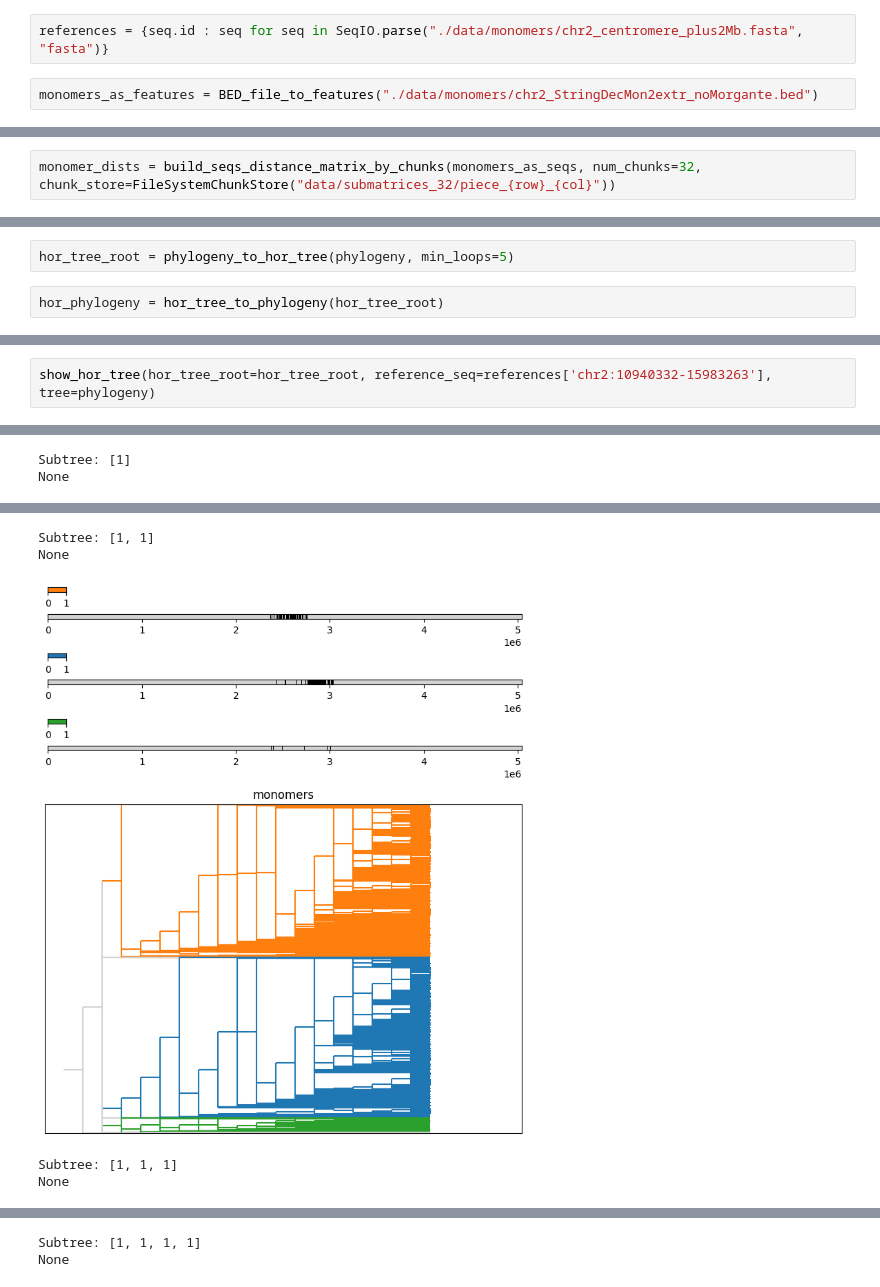
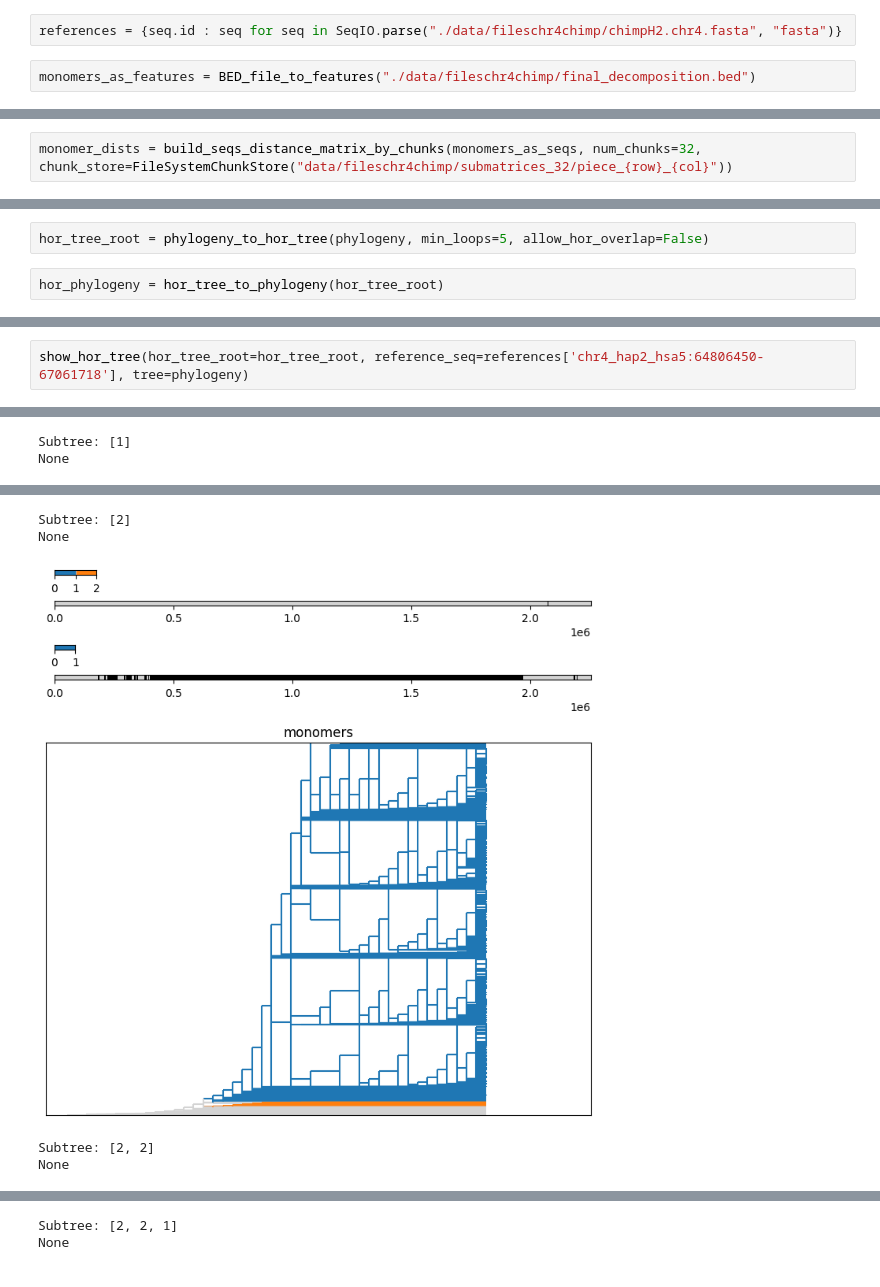
Before and after one commit to CENdetectHOR/CENdetectHOR_lib, a Jupyter notebook: findHORsFromMonomers_new.ipynb, the cells around one changed output, grey strips where cells are left out. Drawn from its saved outputs; the diff is of its cells as text.

```diff
--- a/findHORsFromMonomers_new.ipynb
+++ b/findHORsFromMonomers_new.ipynb
@@ -13,9 +13,9 @@ from Bio.Phylo.PhyloXML import Phyloxml
 from Bio.Phylo import PhyloXMLIO
 from clustering_to_phylogeny import clustering_to_phylogeny
 # %%
-references = {seq.id : seq for seq in SeqIO.parse("./data/monomers/chr2_centromere_plus2Mb.fasta", "fasta")}
+references = {seq.id : seq for seq in SeqIO.parse("./data/fileschr4chimp/chimpH2.chr4.fasta", "fasta")}
 # %%
-monomers_as_features = BED_file_to_features("./data/monomers/chr2_StringDecMon2extr_noMorgante.bed")
+monomers_as_features = BED_file_to_features("./data/fileschr4chimp/final_decomposition.bed")
 # %%
 # sample monomers for testing purposes (comment out for complete analysis)
 
@@ -36,6 +36,6 @@ monomers_as_features = BED_file_to_features("./data/monomers/chr2_StringDecMon2e
 # %%
 monomers_as_seqs = [feature_to_seq(feature, references) for feature in monomers_as_features]
 # %%
-monomer_dists = build_seqs_distance_matrix_by_chunks(monomers_as_seqs, num_chunks=32, chunk_store=FileSystemChunkStore("data/submatrices_32/piece_{row}_{col}"))
+monomer_dists = build_seqs_distance_matrix_by_chunks(monomers_as_seqs, num_chunks=32, chunk_store=FileSystemChunkStore("data/fileschr4chimp/submatrices_32/piece_{row}_{col}"))
 # %% [output]
 # of chunks for computing distance matrix: 32
@@ -86,7 +86,7 @@ PhyloXMLIO.write(phyloXml, 'data/monomer_phylogeny.xml')
 # %% [output]
 1
 # %%
-hor_tree_root = phylogeny_to_hor_tree(phylogeny, min_loops=5)
+hor_tree_root = phylogeny_to_hor_tree(phylogeny, min_loops=5, allow_hor_overlap=False)
 # %%
 hor_phylogeny = hor_tree_to_phylogeny(hor_tree_root)
 # %%
@@ -102,5 +106,5 @@ PhyloXMLIO.write(phyloXml, 'data/monomer_phylogeny_and_HORs.xml')
 # %%
-show_hor_tree(hor_tree_root=hor_tree_root, reference_seq=references['chr2:10940332-15983263'], tree=phylogeny)
+show_hor_tree(hor_tree_root=hor_tree_root, reference_seq=references['chr4_hap2_hsa5:64806450-67061718'], tree=phylogeny)
 # %% [output]
 Subtree: []
 None
@@ -111,5 +115,5 @@ None
-Subtree: [1, 1]
+Subtree: [2]
 None
-[figure, old version]
+[figure, new version]
-Subtree: [1, 1, 1]
+Subtree: [2, 2]
 None
@@ -117,2 +121,2 @@ None
-Subtree: [1, 1, 1, 1]
+Subtree: [2, 2, 1]
 None
```
Also changed, not shown: parts of 9 cells of this notebook, 5 other files.
